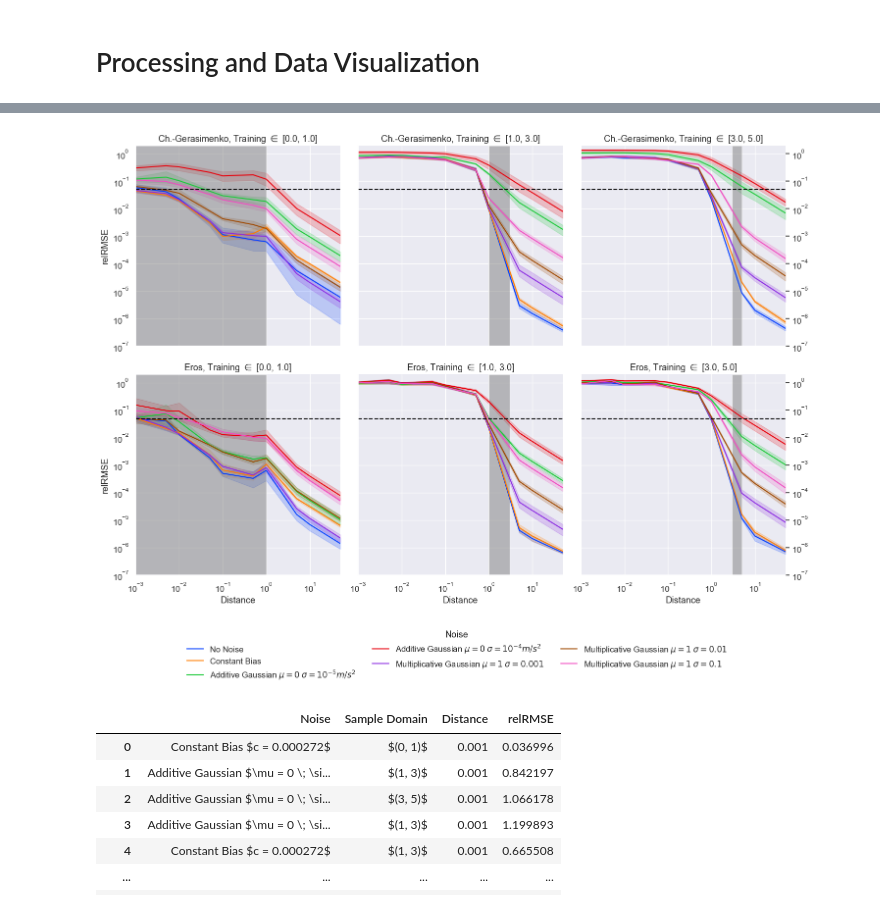
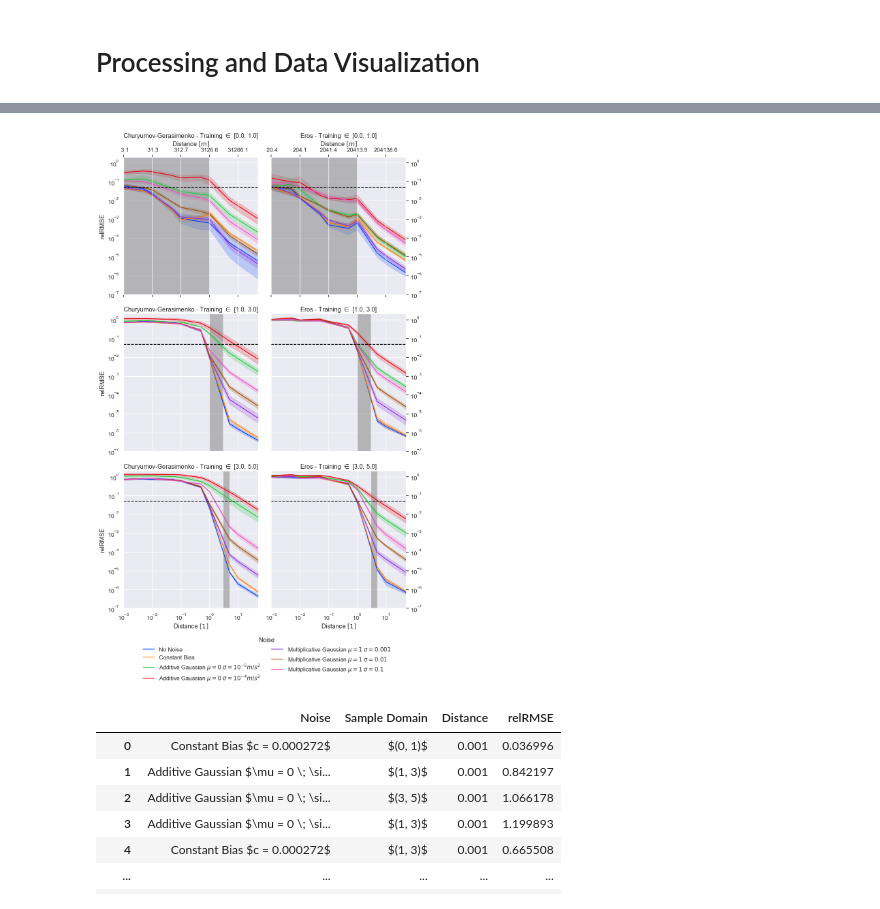
Before and after one commit to gomezzz/geodesyNets, a Jupyter notebook: P3 - Plotting Both.ipynb, the cells around one changed output, grey strips where cells are left out. Saved outputs shown, nothing was run; the diff lists cells and outputs as text; code cells hidden in the pictures.

Commit message:
improved the plots

```diff
--- a/P3 - Plotting Both.ipynb
+++ b/P3 - Plotting Both.ipynb
@@ -62,7 +62,7 @@ for key, replacement in noise_replacement_er.items():
     df_er["noise"].replace(key, replacement, inplace=True)
 
 
-df_cg["sample"].replace("churyumov-gerasimenko", "Ch.-Gerasimenko", inplace=True)
+df_cg["sample"].replace("churyumov-gerasimenko", "Churyumov-Gerasimenko", inplace=True)
 df_er["sample"].replace("eros", "Eros", inplace=True)
 
 df_cg = df_cg[df_cg["noise"] != "['combined', 0.0, 0.146731, [0.000272, 0.0, 0.0]]"]
@@ -98,7 +98,13 @@ df
 # %%
 df = df_copy.copy()
 ALTITUDES = ast.literal_eval(df.at[0, "validation_sampling_altitudes"])
+ALTITUDES_np = np.array(ALTITUDES)
+ALTITUDES_np = ALTITUDES_np[::2]
 str_altitudes = [str(x) for x in ALTITUDES]
+ALTITUDES_metric_cg = unit_conversion.convert_altitude("churyumov-gerasimenko", ALTITUDES_np, unit='m')
+ALTITUDES_metric_cg = ["{:5.1f}".format(x) for x in ALTITUDES_metric_cg]
+ALTITUDES_metric_er = unit_conversion.convert_altitude("eros", ALTITUDES_np, unit='m')
+ALTITUDES_metric_er = ["{:5.1f}".format(x) for x in ALTITUDES_metric_er]
 df["sample_domain"] = df["sample_domain"].apply(lambda x: str(x))
 df = df[
     (df["iterations"] == 10000)
@@ -225,43 +284,70 @@ df.drop(columns=["seed", "resolution", "ground_truth", "integration_points", "it
 # %%
 dfm = df.melt(["sample", "noise", "sample_domain"], str_altitudes, var_name="Distance", value_name=error_of_interest)
 dfm["sample_domain"] = dfm["sample_domain"].apply(lambda x: str(x))
 dfm["Distance"] = dfm["Distance"].apply(lambda x: float(x))
 dfm[error_of_interest] = dfm[error_of_interest].apply(lambda x: float(x))
 
 dfm.rename(columns={"sample_domain": "Sample Domain", "noise": "Noise"}, inplace=True)
 
 g = sns.relplot(
     data=dfm, kind="line",
-    col="Sample Domain", hue_order=noise_replacement_cg.values(),
+    row="Sample Domain", hue_order=noise_replacement_cg.values(),
     x="Distance", y=error_of_interest,
     hue="Noise", palette="bright",
-    row="sample"
+    col="sample"
 )
-sns.move_legend(g, "lower center", frameon=False, bbox_to_anchor=(.4, -0.15), ncol=3)
+sns.move_legend(g, "lower center", frameon=False, bbox_to_anchor=(.375, -0.1), ncol=2)
 g.set(
     xlim=(0.001, 50.0), xscale='log', yscale='log', ylim=(1e-7, 2.0)
 )
 
-g.set_titles("{row_name}, Training $\in$ {col_name}")
+g.set_titles("{col_name} - Training $\in$ {row_name}")
 
 g.map(plt.axhline, y=0.05, ls='--', c='black', label="5%")
 
-g.axes[0,0].axvspan(0, 1.0, facecolor='gray', alpha=0.5)
-g.axes[0,1].axvspan(1.0, 3.0, facecolor='gray', alpha=0.5)
-g.axes[0,2].axvspan(3.0, 5.0, facecolor='gray', alpha=0.5)
+g.axes[0, 0].axvspan(0, 1.0, facecolor='gray', alpha=0.5)
+g.axes[0, 1].axvspan(0, 1.0, facecolor='gray', alpha=0.5)
 
-g.axes[1,0].axvspan(0, 1.0, facecolor='gray', alpha=0.5)
+g.axes[1, 0].axvspan(1.0, 3.0, facecolor='gray', alpha=0.5)
 g.axes[1, 1].axvspan(1.0, 3.0, facecolor='gray', alpha=0.5)
-g.axes[1, 2].axvspan(3.0, 5.0, facecolor='gray', alpha=0.5)
 
-for ax in g.axes[:,2]:
+
+g.axes[2, 0].axvspan(3.0, 5.0, facecolor='gray', alpha=0.5)
+g.axes[2, 1].axvspan(3.0, 5.0, facecolor='gray', alpha=0.5)
+
+for ax in g.axes[:,1]:
     ax.tick_params(right=True, labelright=True, labelrotation=0)
+
+
+ax2 = g.axes[0,0].twiny()
+ax2.set_xlim((0.001, 50.0))
+ax2.set_xscale('log')
+ax2.set_xticks(ALTITUDES_np)
+ax2.set_xticklabels(ALTITUDES_metric_cg)
+ax2.tick_params(top=True, labeltop=True, labelrotation=0)
+ax2.xaxis.set_label_position('top')
+ax2.set_xlabel("Distance $[m]$")
+ax2.minorticks_off()
+g.axes[0,0].minorticks_off()
+g.axes[2,0].set_xlabel("Distance $[1]$")
+
+ax2 = g.axes[0,1].twiny()
+ax2.set_xlim((0.001, 50.0))
+ax2.set_xscale('log')
+ax2.set_xticks(ALTITUDES_np)
+ax2.set_xticklabels(ALTITUDES_metric_er)
+ax2.tick_params(top=True, labeltop=True, labelrotation=0)
+ax2.xaxis.set_label_position('top')
+ax2.set_xlabel("Distance $[m]$")
+ax2.minorticks_off()
+g.axes[0,1].minorticks_off()
+g.axes[2,1].set_xlabel("Distance $[1]$")
 
 g.tight_layout()
 save_path = os.path.join(output_directory, f"{sample}_{error_of_interest}_noise.png")
 g.savefig(save_path, dpi=300)
 # %% [output]
-[figure, old version]
+[figure, new version]
 # %%
 dfm
 # %% [output]
```
Also changed, not shown: parts of 3 cells of this notebook.
